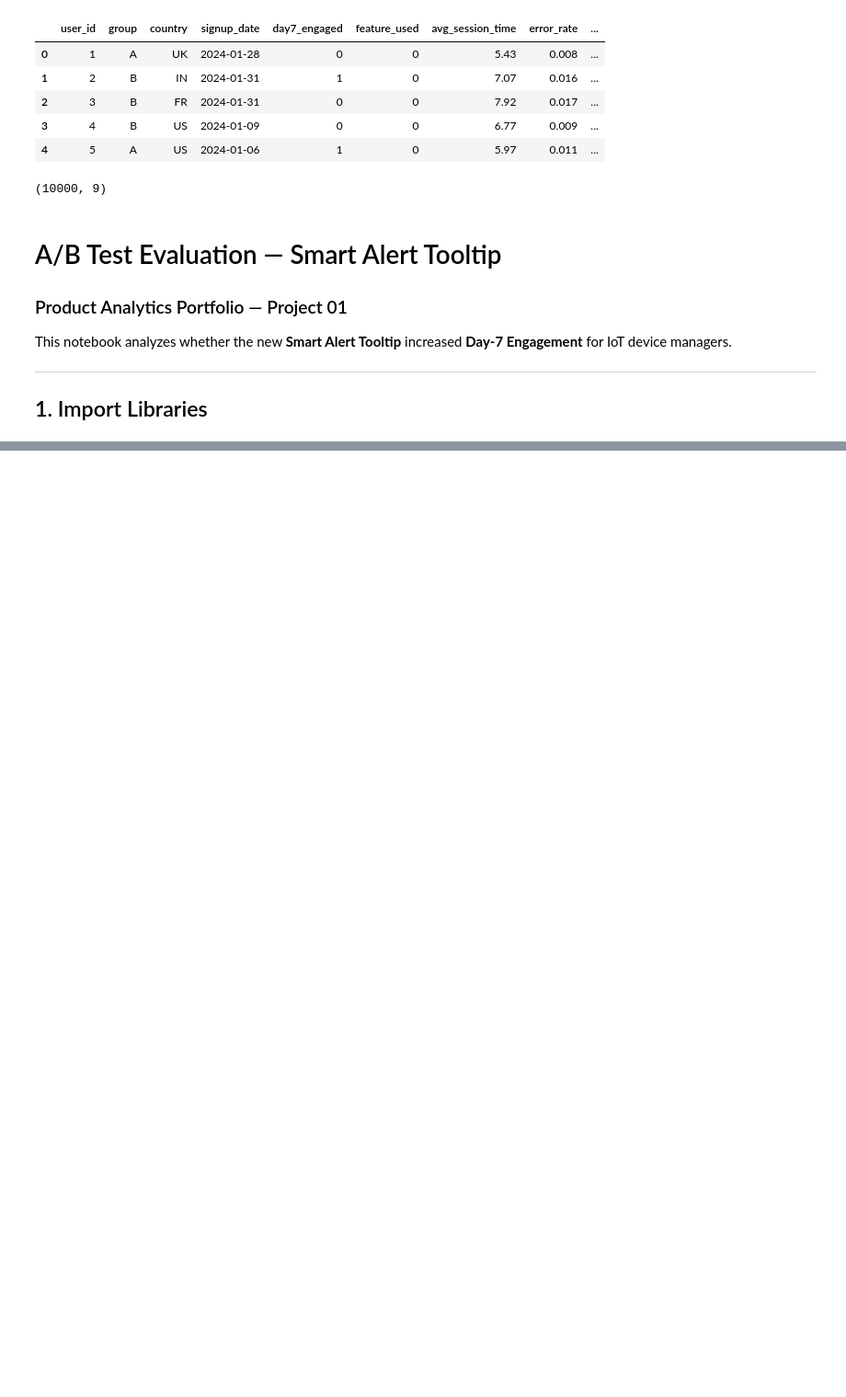
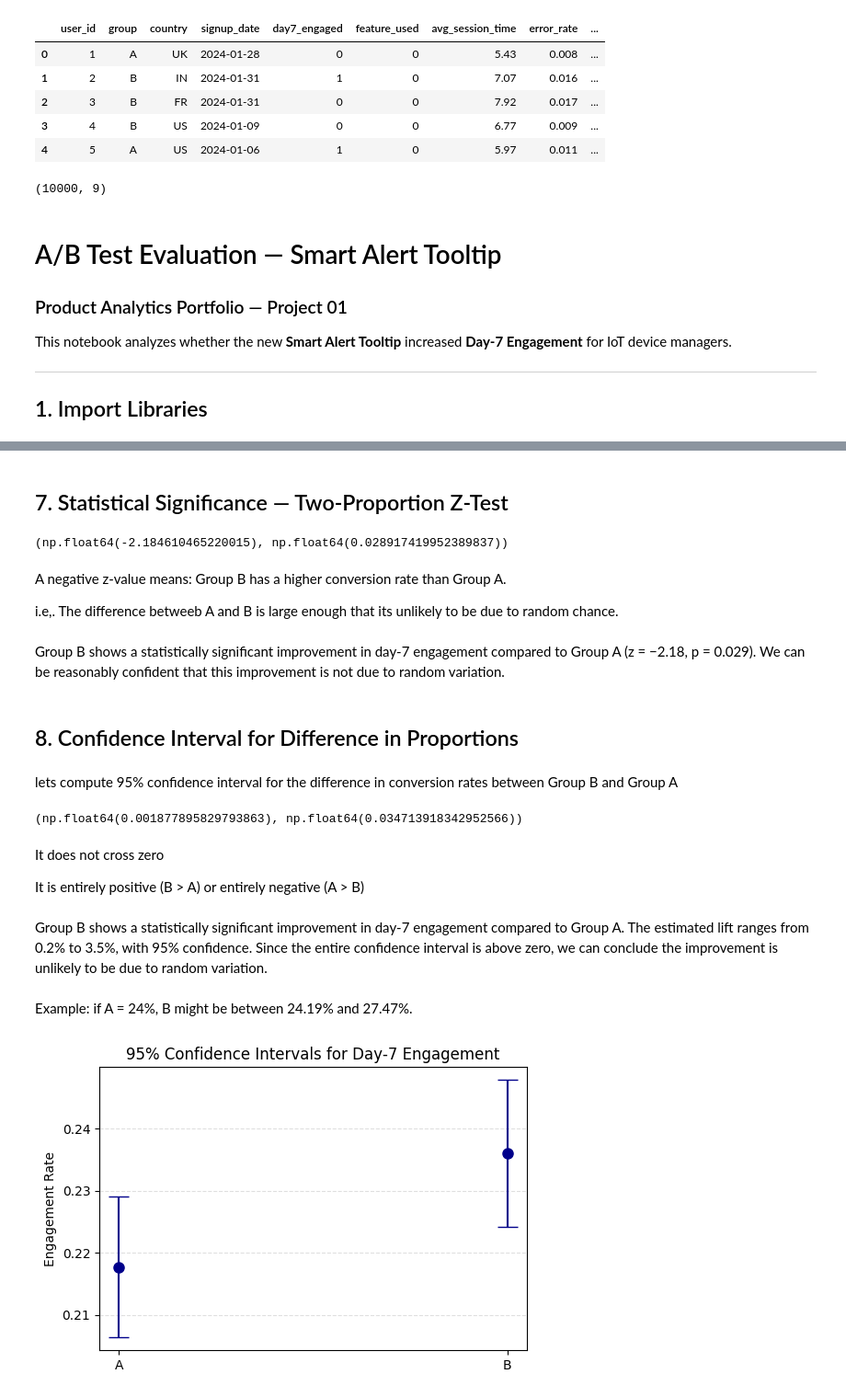
Before and after one commit to igirishkumar/product-analytics-portfolio, a Jupyter notebook: 01-ab-test-evaluation/notebooks/ab_test_analysis.ipynb, the cells around one changed output, grey strips where cells are left out. Shown at 92% size. Saved outputs shown, nothing was run; the diff lists cells and outputs as text; code cells hidden in the pictures; blank space fills up the shorter version.

```diff
--- a/01-ab-test-evaluation/notebooks/ab_test_analysis.ipynb
+++ b/01-ab-test-evaluation/notebooks/ab_test_analysis.ipynb
@@ -94,0 +161,65 @@ FileNotFoundError: [Errno 2] No such file or directory: '../data/ab_test_data.cs
+# %% [markdown]
+## 7. Statistical Significance — Two‑Proportion Z‑Test
+# %%
+A = df[df.group == "A"]['day7_engaged']
+B = df[df.group == "B"]['day7_engaged']
+
+count = np.array([A.sum(), B.sum()])
+nobs = np.array([A.count(), B.count()])
+
+stat, pval = proportions_ztest(count, nobs)
+stat, pval
+# %% [output]
+(np.float64(-2.184610465220015), np.float64(0.028917419952389837))
+# %% [markdown]
+A negative z-value means: Group B has a higher conversion rate than Group A.
+
+i.e,. The difference betweeb A and B is large enough that its unlikely to be due to random chance.
+# %% [markdown]
+Group B shows a statistically significant improvement in day‑7 engagement compared to Group A (z = −2.18, p = 0.029). We can be reasonably confident that this improvement is not due to random variation.
+# %% [markdown]
+## 8. Confidence Interval for Difference in Proportions
+# %% [markdown]
+lets compute 95% confidence interval for the difference in conversion rates between Group B and Group A
+# %%
+diff = B.mean() - A.mean()
+# Standard Error (SE): SE tells you how much random variation you expect in the difference between A and B.
+se = np.sqrt(B.mean()*(1-B.mean())/len(B) + A.mean()*(1-A.mean())/len(A))
+ci_low = diff - 1.96*se
+ci_high = diff + 1.96*se
+(ci_low, ci_high)
+# %% [output]
+(np.float64(0.001877895829793863), np.float64(0.034713918342952566))
+# %% [markdown]
+It does not cross zero
+
+It is entirely positive (B > A) or entirely negative (A > B)
+# %% [markdown]
+Group B shows a statistically significant improvement in day‑7 engagement compared to Group A. The estimated lift ranges from 0.2% to 3.5%, with 95% confidence. Since the entire confidence interval is above zero, we can conclude the improvement is unlikely to be due to random variation.
+# %% [markdown]
+Example: if A = 24%, B might be between 24.19% and 27.47%.
+# %%
+# 95% Confidence Interval Plot (Error Bars)
+import numpy as np
+
+# Compute means and standard errors
+means = df.groupby("group")['day7_engaged'].mean()
+counts = df.groupby("group")['day7_engaged'].count()
+ses = np.sqrt(means * (1 - means) / counts)
+
+plt.figure(figsize=(6,4))
+plt.errorbar(
+    x=['A','B'],
+    y=means,
+    yerr=1.96 * ses,
+    fmt='o',
+    capsize=8,
+    markersize=8,
+    color='darkblue'
+)
+plt.title("95% Confidence Intervals for Day‑7 Engagement")
+plt.ylabel("Engagement Rate")
+plt.grid(axis='y', linestyle='--', alpha=0.4)
+plt.show()
+# %% [output]
+[figure, added]
```
Also changed, not shown: parts of 34 cells of this notebook, 2 other files.
